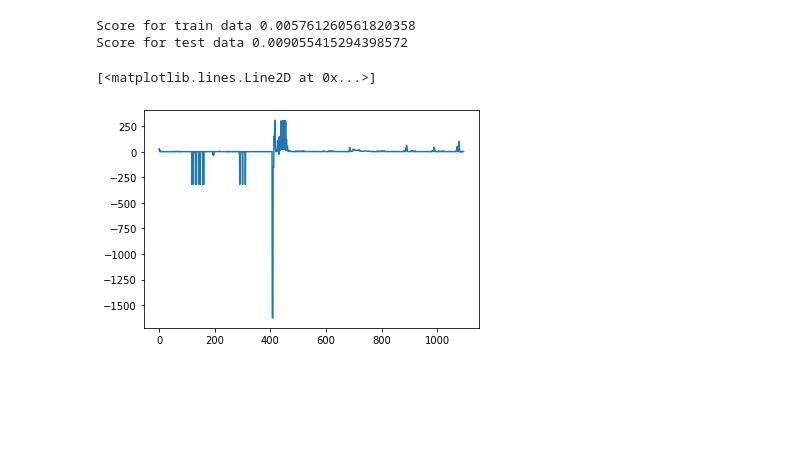
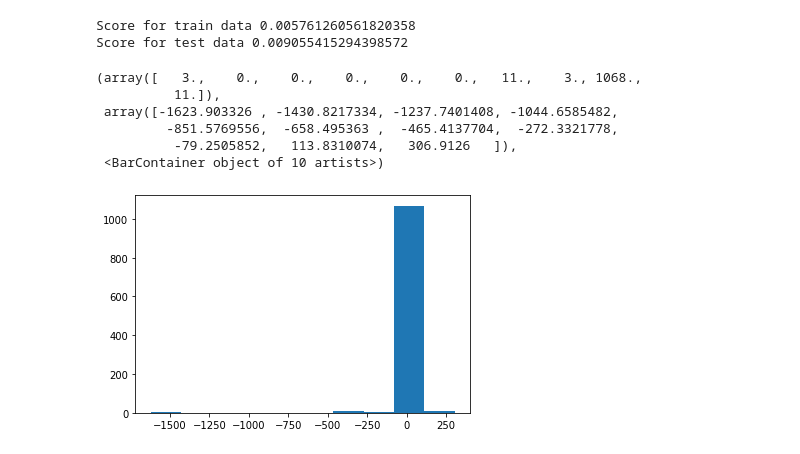
Before and after one commit to Yucheng-Ren/thesis, a Jupyter notebook: statistics.ipynb, the cells around one changed output. Drawn from its saved outputs; the diff is of its cells as text; code cells hidden in the pictures; blank space fills up the shorter version.

```diff
--- a/statistics.ipynb
+++ b/statistics.ipynb
@@ -275,7 +275,12 @@ print('Score for test data', pipeline.score(X_test, y_test))
 Score for train data 0.005761260561820358
 Score for test data 0.009055415294398572
 # %%
-plt.plot(y)
+plt.hist(y)
 # %% [output]
-[<matplotlib.lines.Line2D at 0x...>]
+(array([   3.,    0.,    0.,    0.,    0.,    0.,   11.,    3., 1068.,
+          11.]),
+ array([-1623.903326 , -1430.8217334, -1237.7401408, -1044.6585482,
+         -851.5769556,  -658.495363 ,  -465.4137704,  -272.3321778,
+          -79.2505852,   113.8310074,   306.9126   ]),
+ <BarContainer object of 10 artists>)
-[figure, old version]
+[figure, new version]
```
Also changed, not shown: parts of 4 cells of this notebook.
